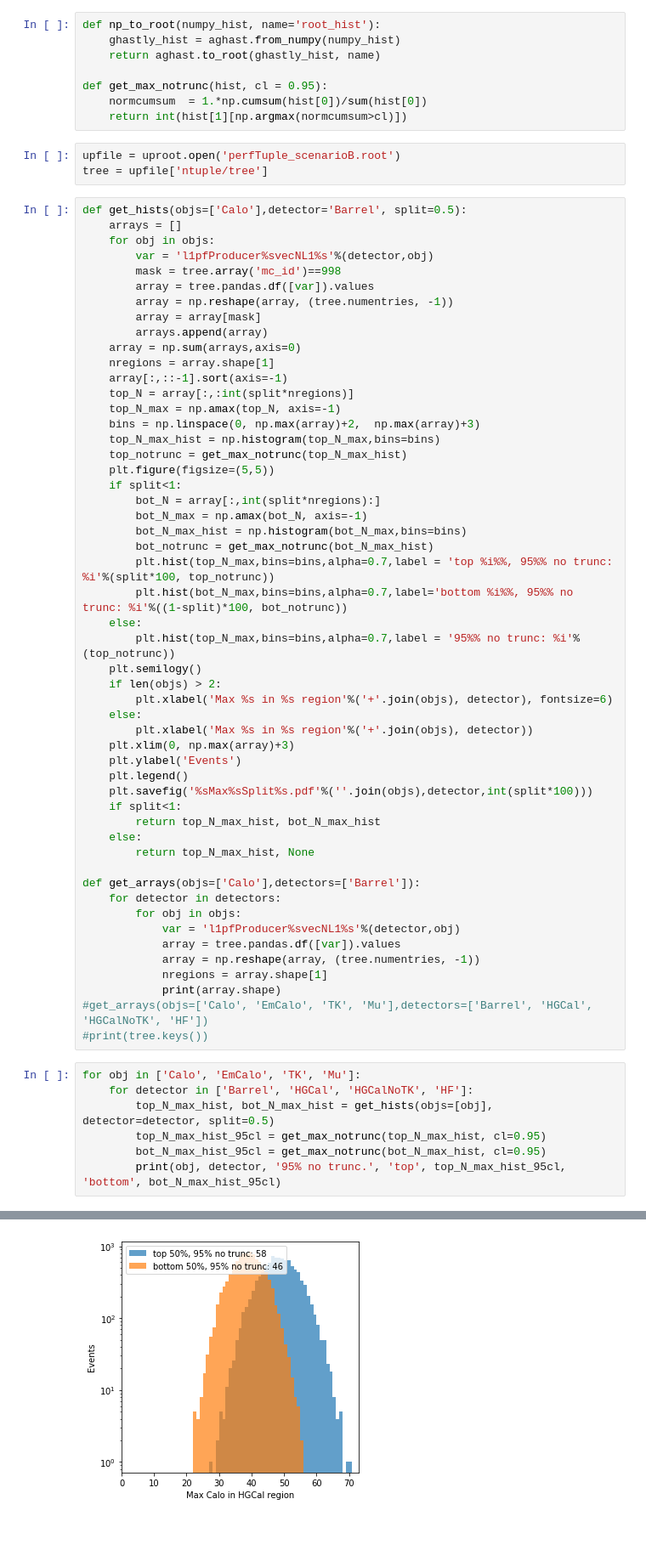
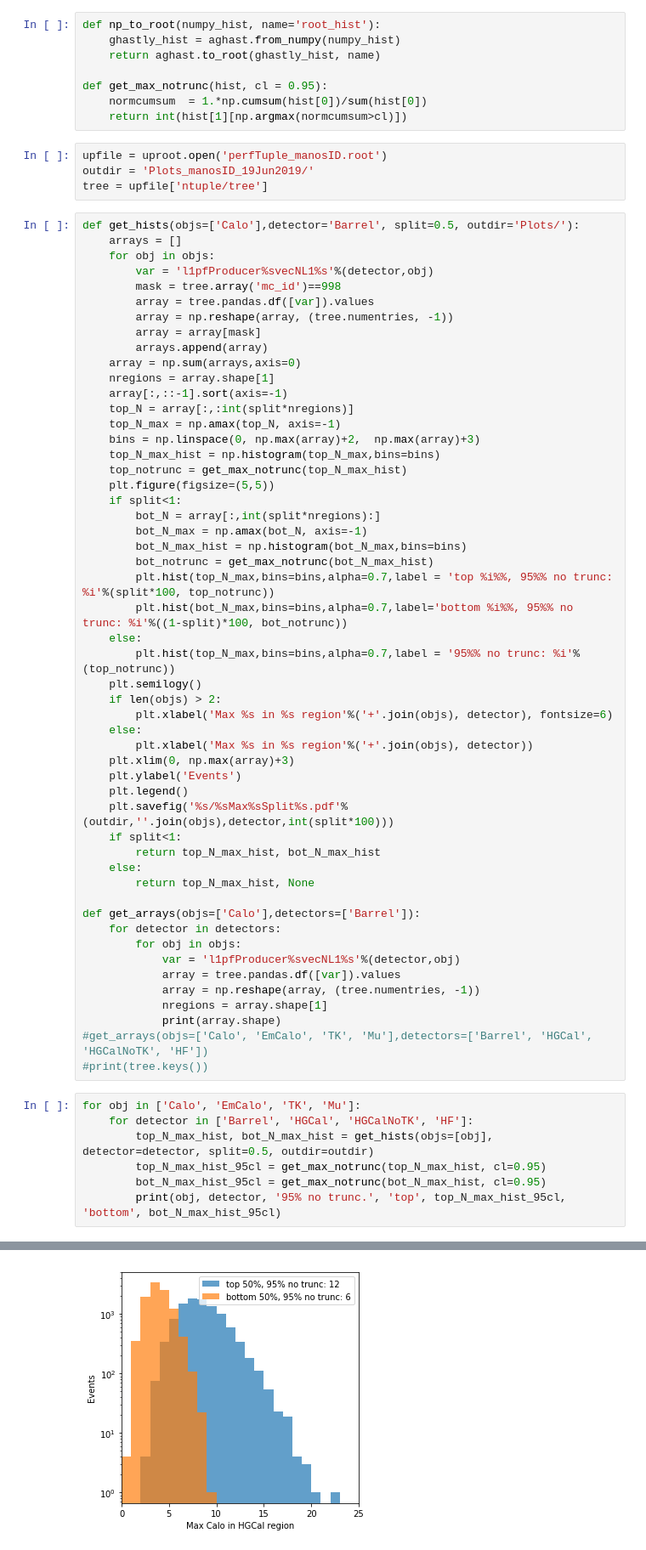
Before and after one commit to Infinity-Edge/P2L1TPFPLoadBalancing, a Jupyter notebook: P2L1PFPLoadBalancing.ipynb, the cells around one changed output, grey strips where cells are left out. Shown: that part at 85% size. Saved outputs shown, nothing was run; the diff lists cells and outputs as text.

```diff
--- a/P2L1PFPLoadBalancing.ipynb
+++ b/P2L1PFPLoadBalancing.ipynb
@@ -14,10 +14,11 @@ def get_max_notrunc(hist, cl = 0.95):
     normcumsum  = 1.*np.cumsum(hist[0])/sum(hist[0])
     return int(hist[1][np.argmax(normcumsum>cl)])
 # %%
-upfile = uproot.open('perfTuple_scenarioB.root')
+upfile = uproot.open('perfTuple_manosID.root')
+outdir = 'Plots_manosID_19Jun2019/'
 tree = upfile['ntuple/tree']
 # %%
-def get_hists(objs=['Calo'],detector='Barrel', split=0.5):
+def get_hists(objs=['Calo'],detector='Barrel', split=0.5, outdir='Plots/'):
     arrays = []
     for obj in objs:
         var = 'l1pfProducer%svecNL1%s'%(detector,obj)
@@ -52,7 +53,7 @@ def get_hists(objs=['Calo'],detector='Barrel', split=0.5):
     plt.xlim(0, np.max(array)+3)
     plt.ylabel('Events')
     plt.legend()
-    plt.savefig('%sMax%sSplit%s.pdf'%(''.join(objs),detector,int(split*100)))
+    plt.savefig('%s/%sMax%sSplit%s.pdf'%(outdir,''.join(objs),detector,int(split*100)))
     if split<1:
         return top_N_max_hist, bot_N_max_hist
     else:
@@ -71,7 +72,7 @@ def get_arrays(objs=['Calo'],detectors=['Barrel']):
 # %%
 for obj in ['Calo', 'EmCalo', 'TK', 'Mu']:
     for detector in ['Barrel', 'HGCal', 'HGCalNoTK', 'HF']:
-        top_N_max_hist, bot_N_max_hist = get_hists(objs=[obj], detector=detector, split=0.5)
+        top_N_max_hist, bot_N_max_hist = get_hists(objs=[obj], detector=detector, split=0.5, outdir=outdir)
         top_N_max_hist_95cl = get_max_notrunc(top_N_max_hist, cl=0.95)
         bot_N_max_hist_95cl = get_max_notrunc(bot_N_max_hist, cl=0.95)
         print(obj, detector, '95% no trunc.', 'top', top_N_max_hist_95cl, 'bottom', bot_N_max_hist_95cl)
@@ -82,15 +83,15 @@ for obj in ['Calo', 'EmCalo', 'TK', 'Mu']:
 ('Calo', 'HF', '95% no trunc.', 'top', 16, 'bottom', 11)
 ('EmCalo', 'Barrel', '95% no trunc.', 'top', 13, 'bottom', 4)
 ('EmCalo', 'HGCal', '95% no trunc.', 'top', 0, 'bottom', 0)
 ('EmCalo', 'HGCalNoTK', '95% no trunc.', 'top', 0, 'bottom', 0)
 ('EmCalo', 'HF', '95% no trunc.', 'top', 0, 'bottom', 0)
 ('TK', 'Barrel', '95% no trunc.', 'top', 24, 'bottom', 10)
 ('TK', 'HGCal', '95% no trunc.', 'top', 19, 'bottom', 9)
 ('TK', 'HGCalNoTK', '95% no trunc.', 'top', 6, 'bottom', 2)
 ('TK', 'HF', '95% no trunc.', 'top', 0, 'bottom', 0)
 ('Mu', 'Barrel', '95% no trunc.', 'top', 2, 'bottom', 0)
 ('Mu', 'HGCal', '95% no trunc.', 'top', 2, 'bottom', 0)
 ('Mu', 'HGCalNoTK', '95% no trunc.', 'top', 1, 'bottom', 0)
 ('Mu', 'HF', '95% no trunc.', 'top', 0, 'bottom', 0)
 [figure]
-[figure, old version]
+[figure, new version]
```
Also changed, not shown: parts of 10 cells of this notebook.
